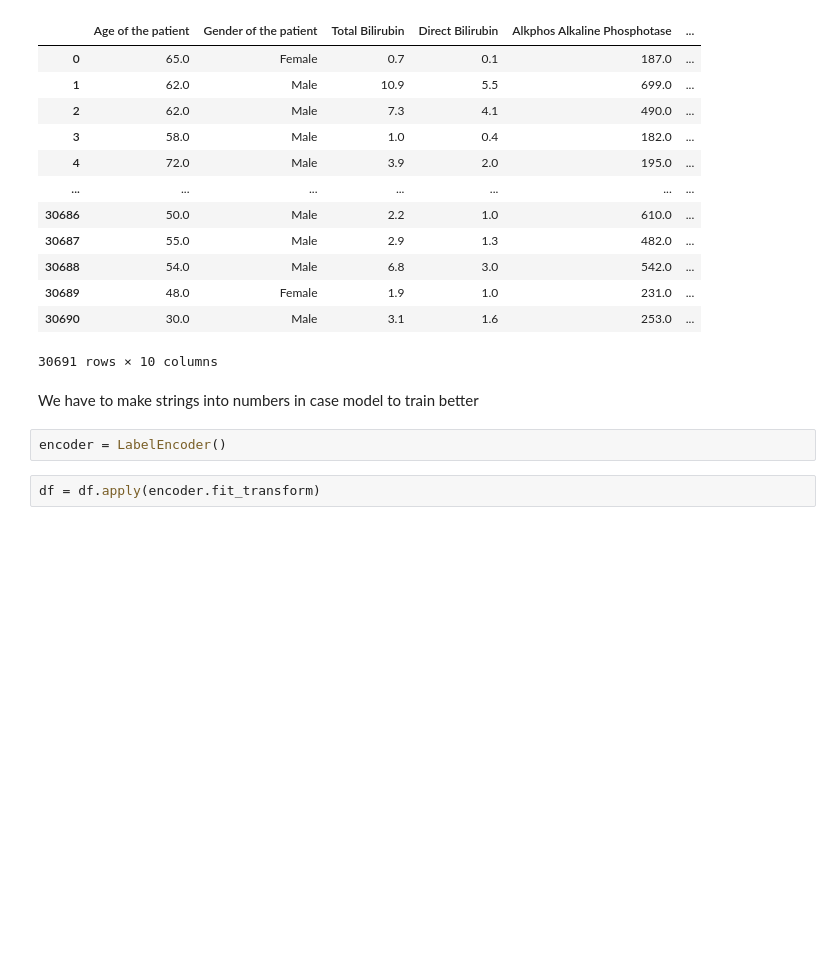
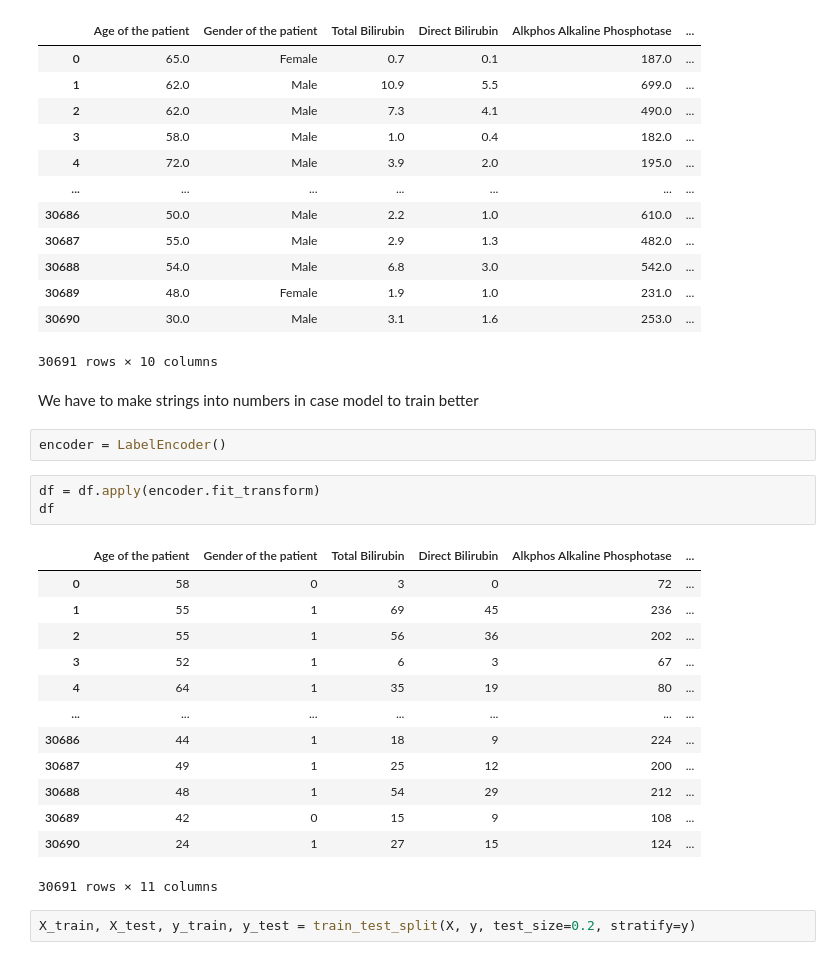
Before and after one commit to Flychuban/Liver-Disease-Prediction, a Jupyter notebook: Prediction.ipynb, the cells around one changed output. Saved outputs shown, nothing was run; the diff lists cells and outputs as text; blank space fills up the shorter version.

```diff
--- a/Prediction.ipynb
+++ b/Prediction.ipynb
@@ -113,3 +113,20 @@ We have to make strings into numbers in case model to train better
 encoder = LabelEncoder()
 # %%
 df = df.apply(encoder.fit_transform)
+df
+# %% [output]
+|  | Age of the patient | Gender of the patient | Total Bilirubin | Direct Bilirubin | Alkphos Alkaline Phosphotase | ... |
+| 0 | 58 | 0 | 3 | 0 | 72 | ... |
+| 1 | 55 | 1 | 69 | 45 | 236 | ... |
+| 2 | 55 | 1 | 56 | 36 | 202 | ... |
+| 3 | 52 | 1 | 6 | 3 | 67 | ... |
+| 4 | 64 | 1 | 35 | 19 | 80 | ... |
+| ... | ... | ... | ... | ... | ... | ... |
+| 30686 | 44 | 1 | 18 | 9 | 224 | ... |
+| 30687 | 49 | 1 | 25 | 12 | 200 | ... |
+| 30688 | 48 | 1 | 54 | 29 | 212 | ... |
+| 30689 | 42 | 0 | 15 | 9 | 108 | ... |
+| 30690 | 24 | 1 | 27 | 15 | 124 | ... |
+30691 rows × 11 columns
+# %%
+X_train, X_test, y_train, y_test = train_test_split(X, y, test_size=0.2, stratify=y)
```
Also changed, not shown: parts of 3 cells of this notebook.
